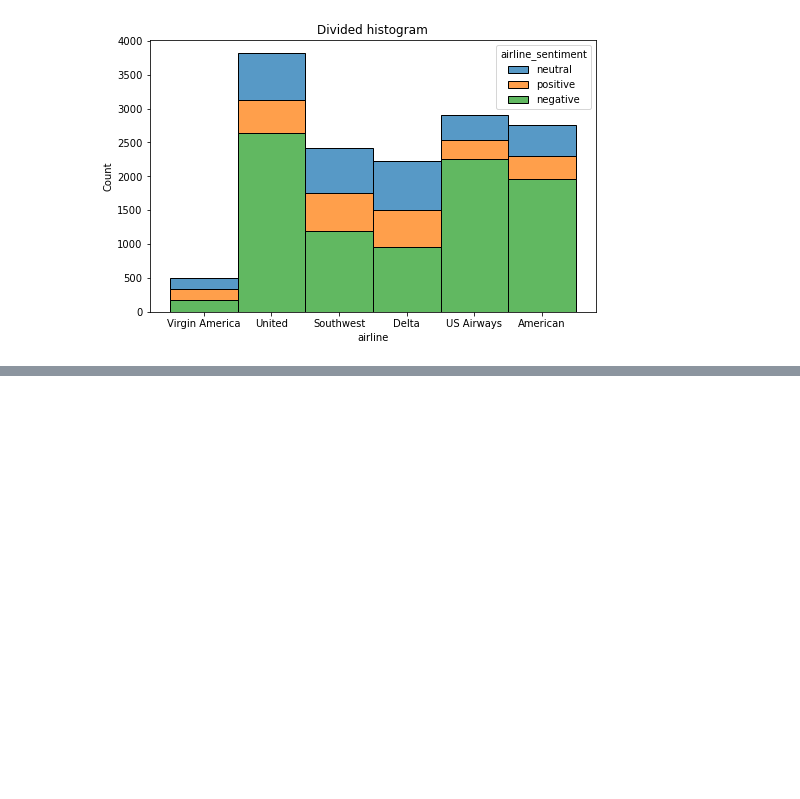
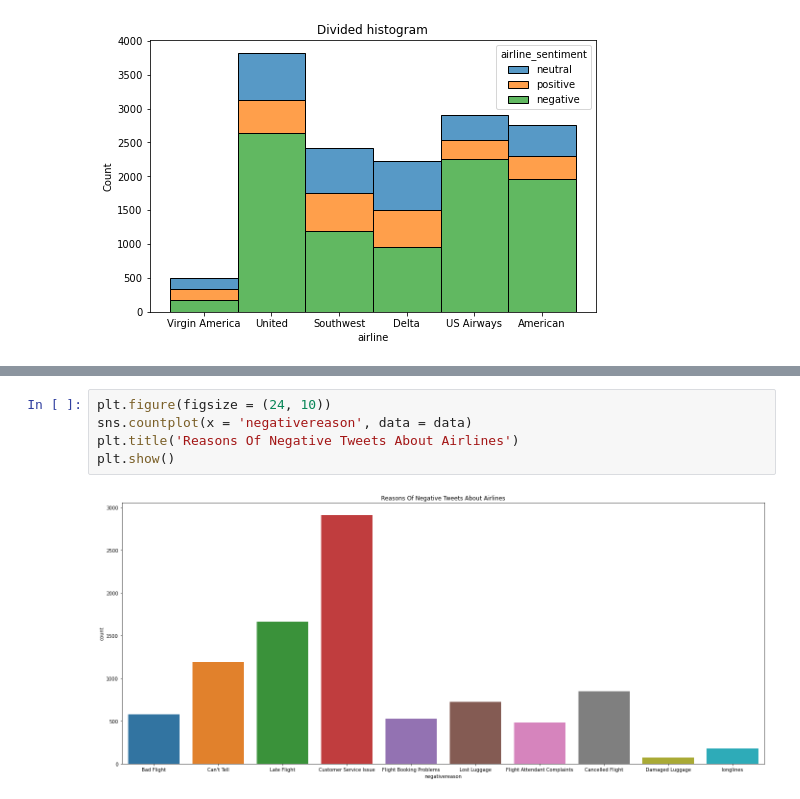
Before and after one commit to nyac-1/twitter-us-airline-kaggle, a Jupyter notebook: Explore.ipynb, the cells around one changed output, grey strips where cells are left out. Drawn from its saved outputs; the diff is of its cells as text; blank space fills up the shorter version.

```diff
--- a/Explore.ipynb
+++ b/Explore.ipynb
@@ -82,0 +109,7 @@ plt.show()
+# %%
+plt.figure(figsize = (24, 10))
+sns.countplot(x = 'negativereason', data = data)
+plt.title('Reasons Of Negative Tweets About Airlines')
+plt.show()
+# %% [output]
+[figure, added]
```
Also changed, not shown: parts of 6 cells of this notebook, 3 other files.
